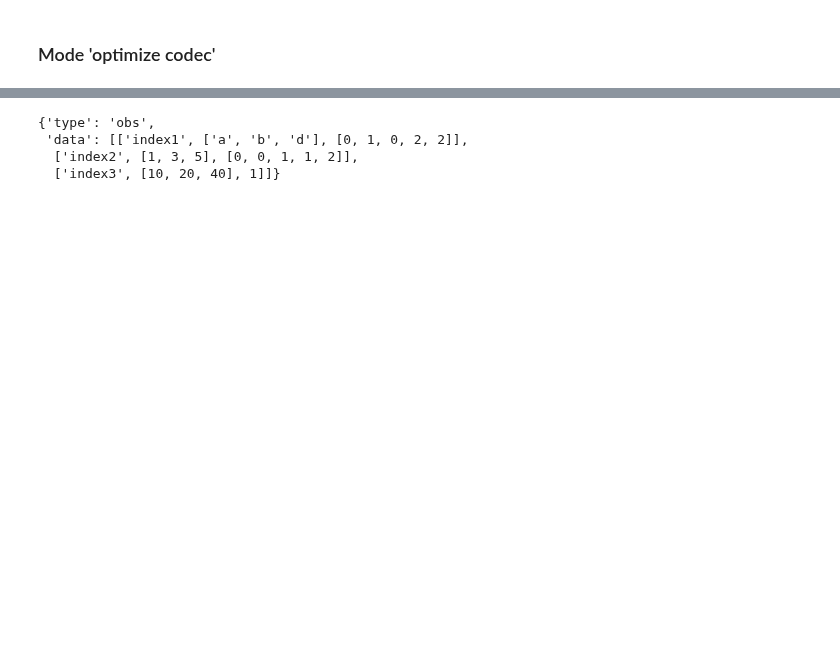
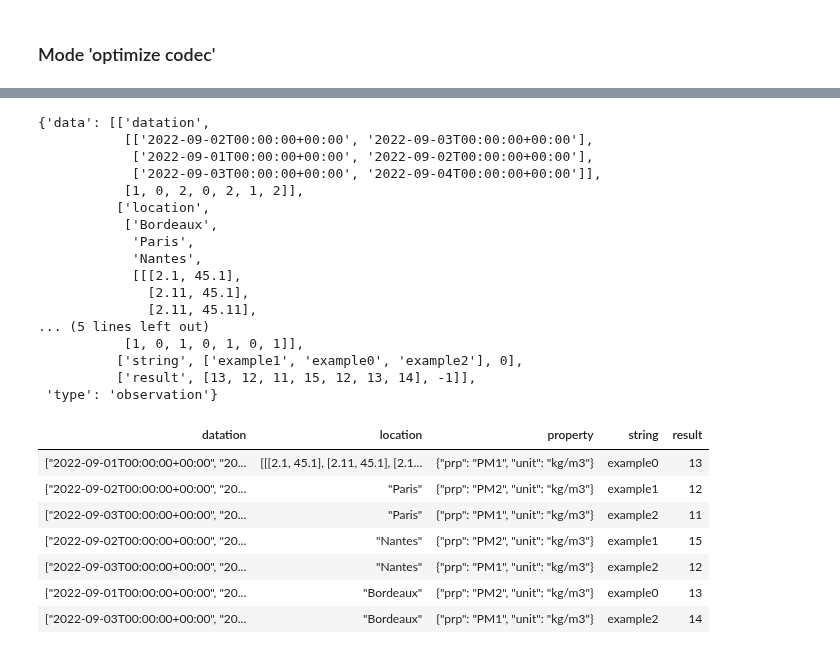
Before and after one commit to loco-philippe/Environmental-Sensing, a Jupyter notebook: documentation/json_examples.ipynb, the cells around one changed output, grey strips where cells are left out. Drawn from its saved outputs; the diff is of its cells as text; code cells hidden in the pictures; blank space fills up the shorter version.

```diff
--- a/documentation/json_examples.ipynb
+++ b/documentation/json_examples.ipynb
@@ -354,9 +302,37 @@ Obs.obj({'data':[['a','b','a','d','d'], [1,1,3,3,5], [10,10,20,20,40]]}).json()
   [[1, 3, 5], [0, 0, 1, 1, 2]],
   [[10, 20, 40], 1]]}
 # %%
-Obs.obj({'data':[['index1',['a','b','a','d','d']], ['index2',[1,1,3,3,5]], ['index3',[10,10,20,20,40]]]}).json()
+obs1 = Obs.obj({"type": "observation", "data": [["datation", [["2022-09-01T00:00:00+00:00", "2022-09-02T00:00:00+00:00"], ["2022-09-02T00:00:00+00:00", "2022-09-03T00:00:00+00:00"], ["2022-09-03T00:00:00+00:00", "2022-09-04T00:00:00+00:00"]], [0,1,2,1,2,0,2]], ["location", [[[[2.1, 45.1], [2.11, 45.1], [2.11, 45.11], [2.1, 45.11], [2.1, 45.1]]], 'Paris', 'Nantes', 'Bordeaux'], [0, 1,1,2,2,3,3]], ["property", [{"prp": "PM1", "unit": "kg/m3"}, {"prp": "PM2", "unit": "kg/m3"}], [0,1,0,1,0,1,0]], ["string", ["example0", "example1", "example2"], 0], ["result", [13, 12, 11, 15, 12, 13, 14], -1]]})
+print('\n')
+print('\n')
+print('\n')
+print('\n')
+pprint(json.loads(obs1.json(encoded=True)))
+print('\n')
+obs1.view(tablefmt='html', numalign='center', stralign='center')
 # %% [output]
-{'type': 'obs',
- 'data': [['index1', ['a', 'b', 'd'], [0, 1, 0, 2, 2]],
-  ['index2', [1, 3, 5], [0, 0, 1, 1, 2]],
-  ['index3', [10, 20, 40], 1]]}
+{'data': [['datation',
+           [['2022-09-02T00:00:00+00:00', '2022-09-03T00:00:00+00:00'],
+            ['2022-09-01T00:00:00+00:00', '2022-09-02T00:00:00+00:00'],
+            ['2022-09-03T00:00:00+00:00', '2022-09-04T00:00:00+00:00']],
+           [1, 0, 2, 0, 2, 1, 2]],
+          ['location',
+           ['Bordeaux',
+            'Paris',
+            'Nantes',
+            [[[2.1, 45.1],
+              [2.11, 45.1],
+              [2.11, 45.11],
+... (5 lines left out)
+           [1, 0, 1, 0, 1, 0, 1]],
+          ['string', ['example1', 'example0', 'example2'], 0],
+          ['result', [13, 12, 11, 15, 12, 13, 14], -1]],
+ 'type': 'observation'}
+| datation | location | property | string | result |
+| ["2022-09-01T00:00:00+00:00", "20... | [[[2.1, 45.1], [2.11, 45.1], [2.1... | {"prp": "PM1", "unit": "kg/m3"} | example0 | 13 |
+| ["2022-09-02T00:00:00+00:00", "20... | "Paris" | {"prp": "PM2", "unit": "kg/m3"} | example1 | 12 |
+| ["2022-09-03T00:00:00+00:00", "20... | "Paris" | {"prp": "PM1", "unit": "kg/m3"} | example2 | 11 |
+| ["2022-09-02T00:00:00+00:00", "20... | "Nantes" | {"prp": "PM2", "unit": "kg/m3"} | example1 | 15 |
+| ["2022-09-03T00:00:00+00:00", "20... | "Nantes" | {"prp": "PM1", "unit": "kg/m3"} | example2 | 12 |
+| ["2022-09-01T00:00:00+00:00", "20... | "Bordeaux" | {"prp": "PM2", "unit": "kg/m3"} | example0 | 13 |
+| ["2022-09-03T00:00:00+00:00", "20... | "Bordeaux" | {"prp": "PM1", "unit": "kg/m3"} | example2 | 14 |
```
Also changed, not shown: parts of 15 cells of this notebook, 12 other files.
